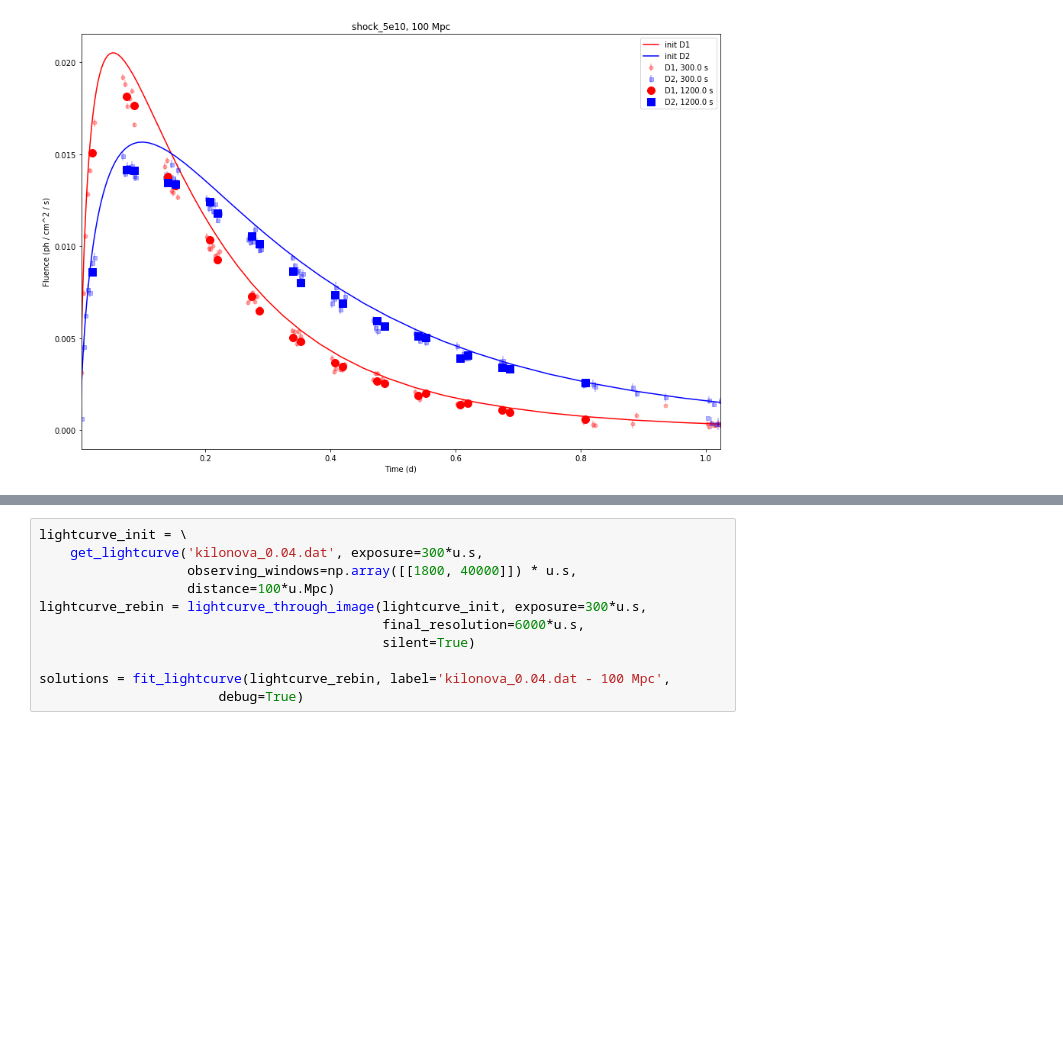
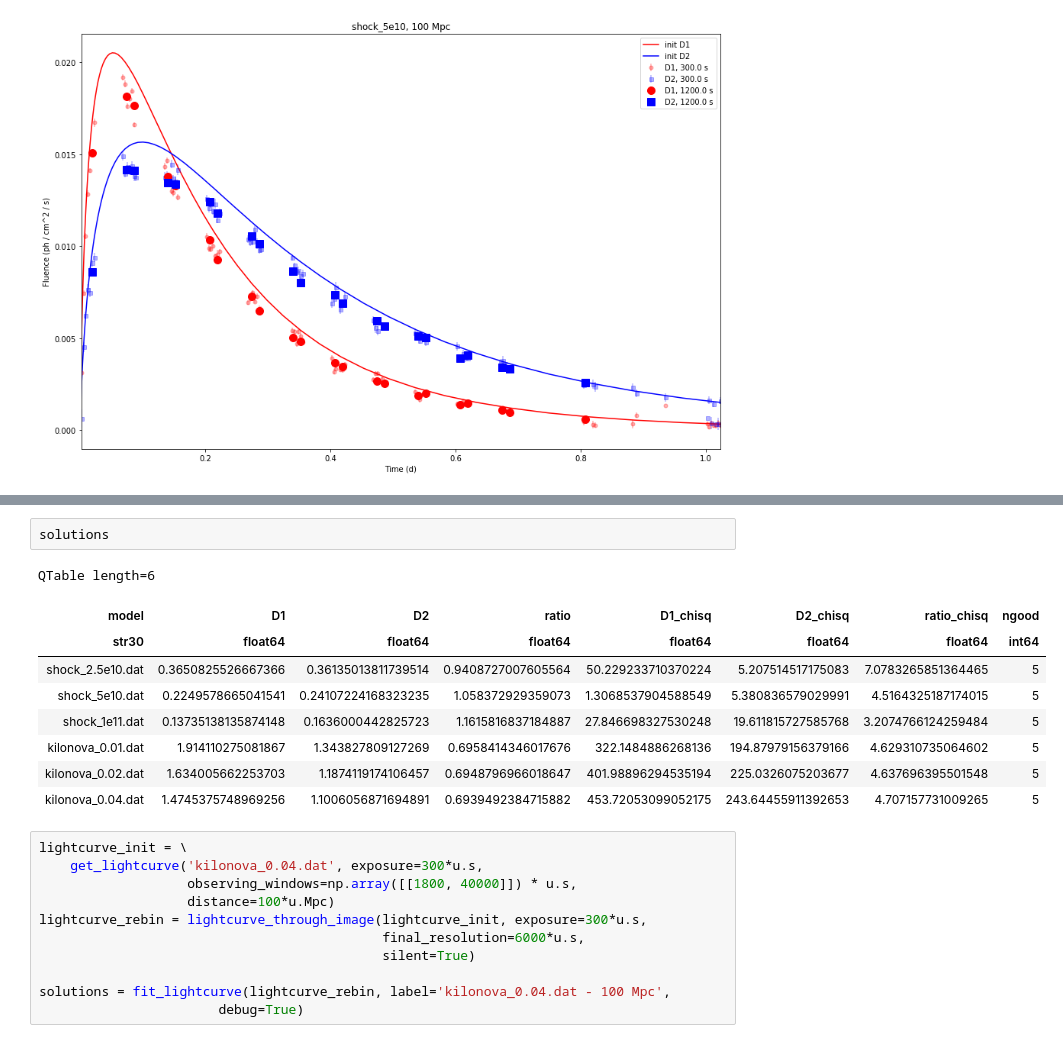
Before and after one commit to bwgref/duet-astro, a Jupyter notebook: notebooks/Realistic_lightcurves.ipynb, the cells around one changed output, grey strips where cells are left out. Saved outputs shown, nothing was run; the diff lists cells and outputs as text; blank space fills up the shorter version.

```diff
--- a/notebooks/Realistic_lightcurves.ipynb
+++ b/notebooks/Realistic_lightcurves.ipynb
@@ -320,3 +324,15 @@ INFO: Measuring fluxes and creating light curve [astroduet.lightcurve]
+# %%
+solutions
+# %% [output]
+QTable length=6
+| model | D1 | D2 | ratio | D1_chisq | D2_chisq | ratio_chisq | ngood |
+| str30 | float64 | float64 | float64 | float64 | float64 | float64 | int64 |
+| shock_2.5e10.dat | 0.3650825526667366 | 0.36135013811739514 | 0.9408727007605564 | 50.229233710370224 | 5.207514517175083 | 7.0783265851364465 | 5 |
+| shock_5e10.dat | 0.2249578665041541 | 0.24107224168323235 | 1.058372929359073 | 1.3068537904588549 | 5.380836579029991 | 4.5164325187174015 | 5 |
+| shock_1e11.dat | 0.13735138135874148 | 0.1636000442825723 | 1.1615816837184887 | 27.846698327530248 | 19.611815727585768 | 3.2074766124259484 | 5 |
+| kilonova_0.01.dat | 1.914110275081867 | 1.343827809127269 | 0.6958414346017676 | 322.1484886268136 | 194.87979156379166 | 4.629310735064602 | 5 |
+| kilonova_0.02.dat | 1.634005662253703 | 1.1874119174106457 | 0.6948796966018647 | 401.98896294535194 | 225.0326075203677 | 4.637696395501548 | 5 |
+| kilonova_0.04.dat | 1.4745375748969256 | 1.1006056871694891 | 0.6939492384715882 | 453.72053099052175 | 243.64455911392653 | 4.707157731009265 | 5 |
 # %%
 lightcurve_init = \
     get_lightcurve('kilonova_0.04.dat', exposure=300*u.s,
```
Also changed, not shown: parts of 9 cells of this notebook.
